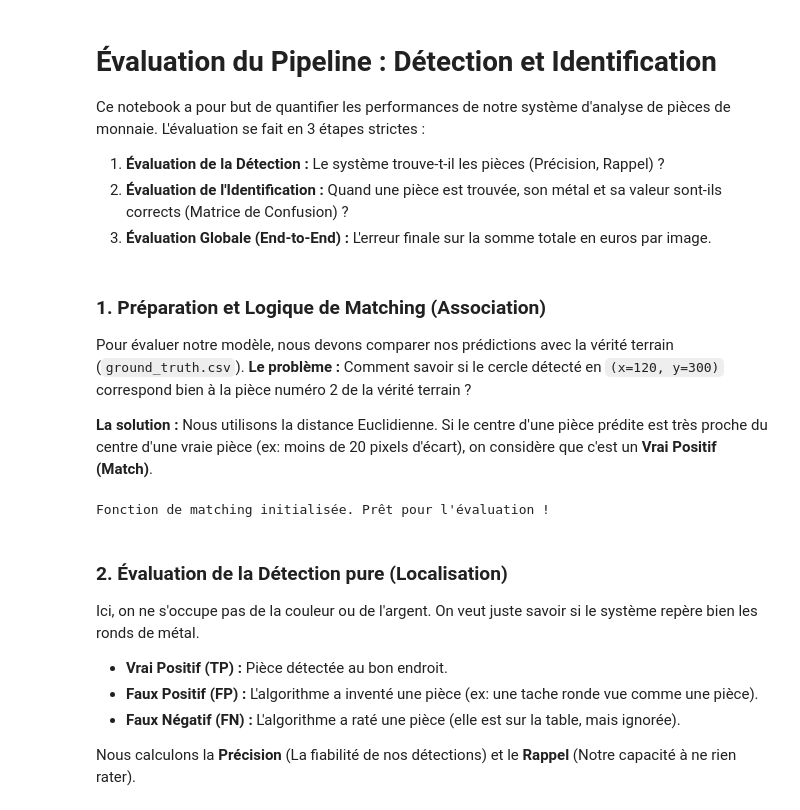
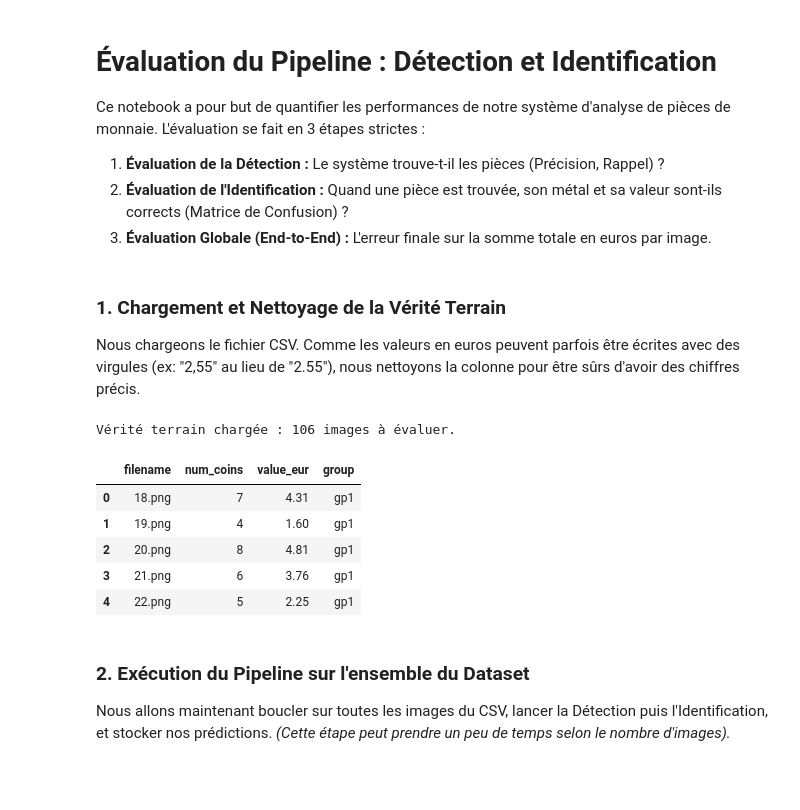
Before and after one commit to Aya-chihoub/Projet-Analyse-img-M1, a Jupyter notebook: notebook_Evaluation.ipynb, the cells around one changed output. Saved outputs shown, nothing was run; the diff lists cells and outputs as text; code cells hidden in the pictures; blank space fills up the shorter version.

```diff
--- a/notebook_Evaluation.ipynb
+++ b/notebook_Evaluation.ipynb
@@ -31,54 +31,33 @@ identifier = CoinIdentification(use_knn=False)
 # CHEMIN VERS LES IMAGES
 IMAGE_DIR = './data/'
 # %% [markdown]
-### 1. Préparation et Logique de Matching (Association)
-Pour évaluer notre modèle, nous devons comparer nos prédictions avec la vérité terrain (`ground_truth.csv`).
-**Le problème :** Comment savoir si le cercle détecté en `(x=120, y=300)` correspond bien à la pièce numéro 2 de la vérité terrain ?
-
-**La solution :** Nous utilisons la distance Euclidienne. Si le centre d'une pièce prédite est très proche du centre d'une vraie pièce (ex: moins de 20 pixels d'écart), on considère que c'est un **Vrai Positif (Match)**.
+### 1. Chargement et Nettoyage de la Vérité Terrain
+Nous chargeons le fichier CSV. Comme les valeurs en euros peuvent parfois être écrites avec des virgules (ex: "2,55" au lieu de "2.55"), nous nettoyons la colonne pour être sûrs d'avoir des chiffres précis.
 # %%
-def match_coins(ground_truth, predictions, dist_threshold=30):
-    """
-    Associe les pièces détectées aux vraies pièces en calculant la distance entre les centres.
+# Chargement du fichier CSV
+df_gt = pd.read_csv('ground_truth.csv')
 
-    Retourne 3 listes :
-    - matched: Les paires (Vraie Pièce, Pièce Prédite) -> Vrais Positifs (TP)
-    - false_negatives: Vraies pièces non détectées (FN)
-    - false_positives: Prédictions qui ne correspondent à aucune vraie pièce (FP)
-    """
-    matched = []
-    unmatched_gt = ground_truth.copy()
-    unmatched_pred = predictions.copy()
+# Nettoyage de la colonne 'value_eur' (remplacement des virgules, suppression des espaces, conversion en float)
+df_gt['value_eur'] = df_gt['value_eur'].astype(str).str.replace(',', '.').str.replace('€', '').str.strip()
 
-    # Pour chaque vraie pièce, on cherche la prédiction la plus proche
-    for gt in ground_truth:
-        best_pred = None
-        best_dist = float('inf')
+# Remplacement des valeurs vides éventuelles par 0 et conversion en décimal
+df_gt['value_eur'] = pd.to_numeric(df_gt['value_eur'], errors='coerce').fillna(0.0)
 
-        for pred in unmatched_pred:
-            # Calcul de la distance euclidienne entre les centres (x, y)
-            dist = np.hypot(gt['x'] - pred['x'], gt['y'] - pred['y'])
-            if dist < best_dist and dist < dist_threshold:
-                best_dist = dist
-                best_pred = pred
+# On retire les lignes où il y a 0 pièce (si applicable)
+df_gt = df_gt[df_gt['num_coins'] > 0].reset_index(drop=True)
 
-        if best_pred is not None:
-            matched.append((gt, best_pred))
-            unmatched_pred.remove(best_pred)
-            unmatched_gt.remove(gt)
-
-    return matched, unmatched_gt, unmatched_pred
-
-print("Fonction de matching initialisée. Prêt pour l'évaluation !")
+print(f"Vérité terrain chargée : {len(df_gt)} images à évaluer.")
+display(df_gt.head())
 # %% [output]
-Fonction de matching initialisée. Prêt pour l'évaluation !
+Vérité terrain chargée : 106 images à évaluer.
+|  | filename | num_coins | value_eur | group |
+| 0 | 18.png | 7 | 4.31 | gp1 |
+| 1 | 19.png | 4 | 1.60 | gp1 |
+| 2 | 20.png | 8 | 4.81 | gp1 |
+| 3 | 21.png | 6 | 3.76 | gp1 |
+| 4 | 22.png | 5 | 2.25 | gp1 |
 # %% [markdown]
-### 2. Évaluation de la Détection pure (Localisation)
-Ici, on ne s'occupe pas de la couleur ou de l'argent. On veut juste savoir si le système repère bien les ronds de métal.
-
-* **Vrai Positif (TP) :** Pièce détectée au bon endroit.
-* **Faux Positif (FP) :** L'algorithme a inventé une pièce (ex: une tache ronde vue comme une pièce).
-* **Faux Négatif (FN) :** L'algorithme a raté une pièce (elle est sur la table, mais ignorée).
-
-Nous calculons la **Précision** (La fiabilité de nos détections) et le **Rappel** (Notre capacité à ne rien rater).
+### 2. Exécution du Pipeline sur l'ensemble du Dataset
+Nous allons maintenant boucler sur toutes les images du CSV, lancer la Détection puis l'Identification, et stocker nos prédictions.
+*(Cette étape peut prendre un peu de temps selon le nombre d'images).*
 # %%
```
Also changed, not shown: parts of 8 cells of this notebook, 1 other file.
